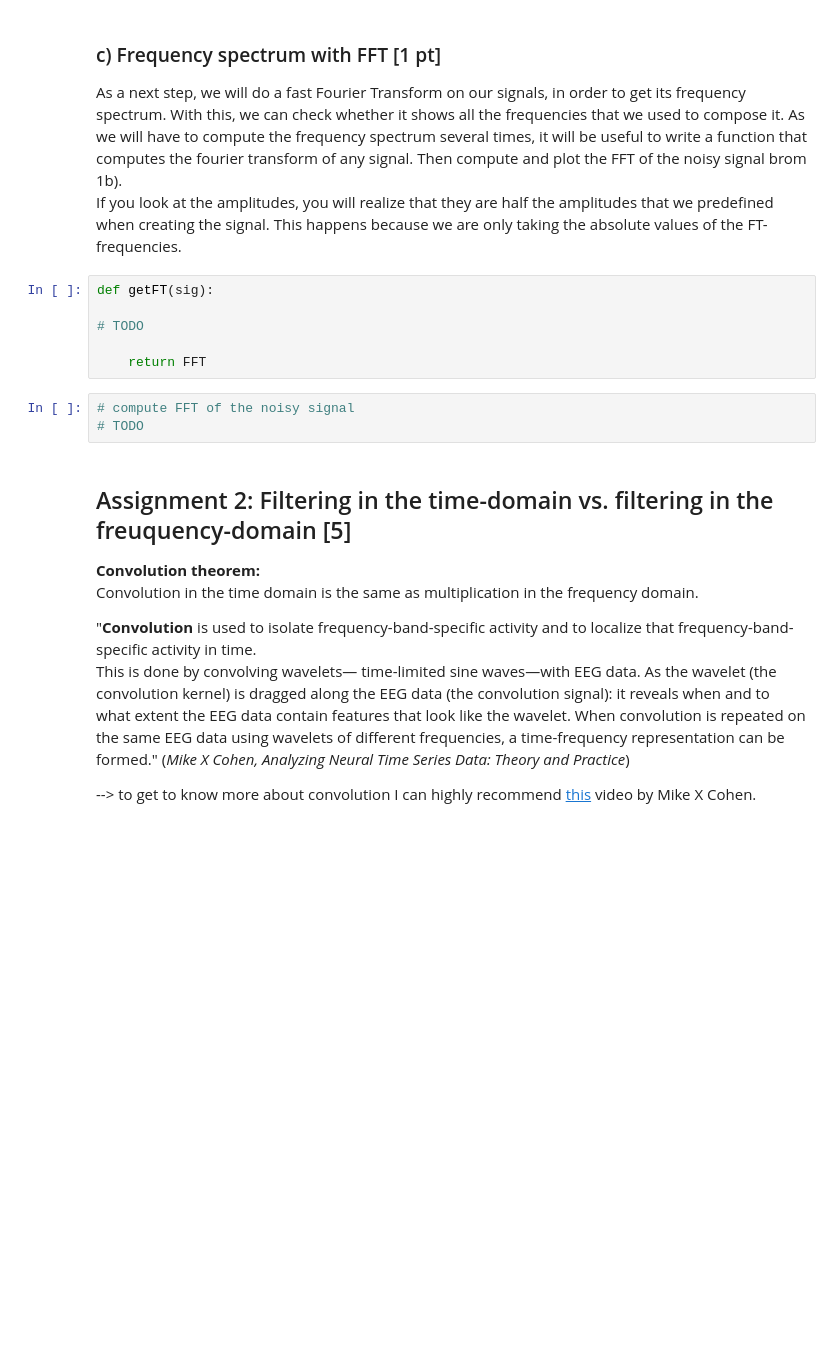
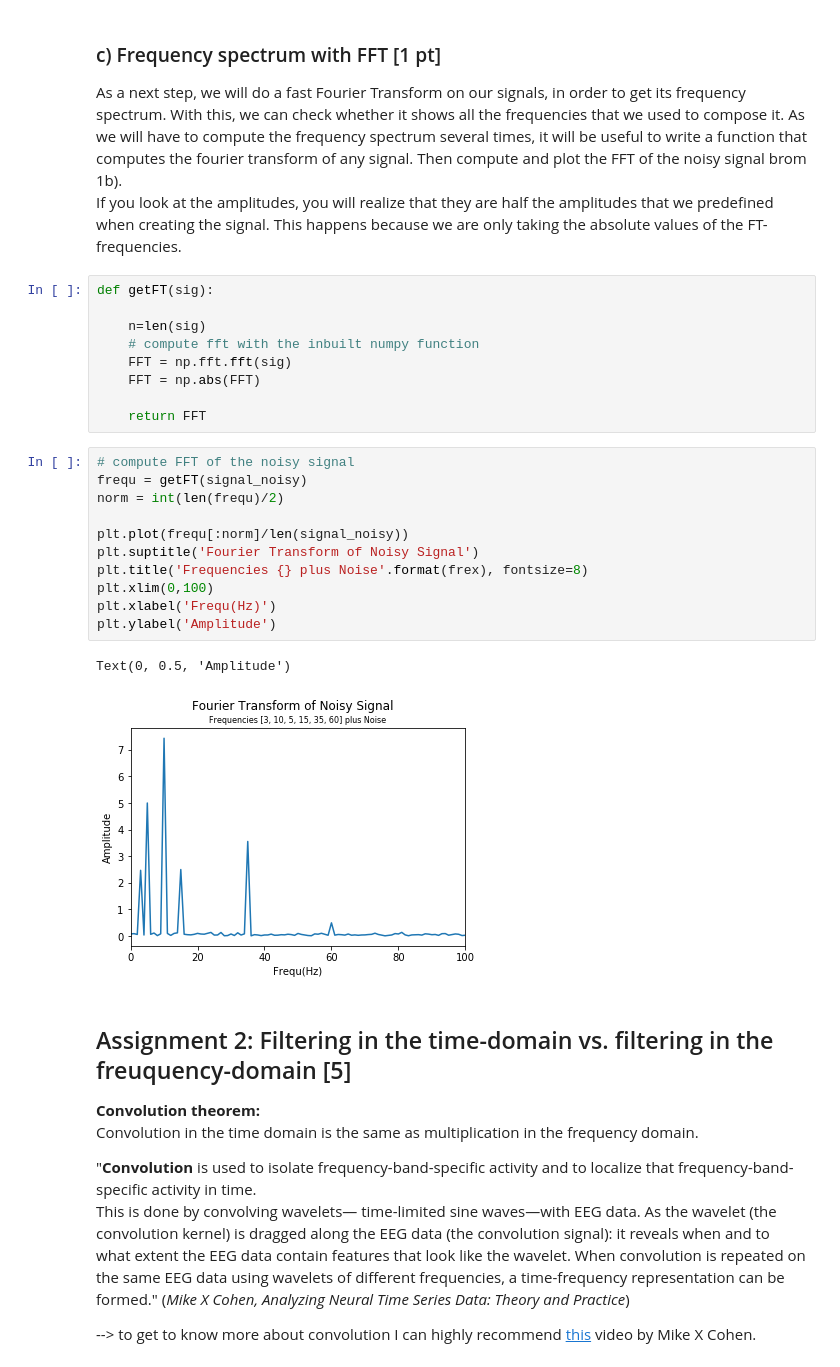
Before and after one commit to NBP-ACC/week-8-updated-acc_9, a Jupyter notebook: Sheet06.ipynb, the cells around one changed output. Cells and saved outputs as stored; diff of their text form; blank space fills up the shorter version.

```diff
--- a/Sheet06.ipynb
+++ b/Sheet06.ipynb
@@ -75,15 +114,29 @@ As a next step, we will do a fast Fourier Transform on our signals, in order to
 As we will have to compute the frequency spectrum several times, it will be useful to write a function that computes the fourier transform of any signal.
 Then compute and plot the FFT of the noisy signal brom 1b).
 If you look at the amplitudes, you will realize that they are half the amplitudes that we predefined when creating the signal. This happens because we are only taking the absolute values of the FT-frequencies.
-# %%
-def getFT(sig):
-
-# TODO
-
-    return FFT
-# %%
-# compute FFT of the noisy signal
-# TODO
+# %%
+def getFT(sig):
+
+    n=len(sig)
+    # compute fft with the inbuilt numpy function
+    FFT = np.fft.fft(sig)
+    FFT = np.abs(FFT)
+
+    return FFT
+# %%
+# compute FFT of the noisy signal
+frequ = getFT(signal_noisy)
+norm = int(len(frequ)/2)
+
+plt.plot(frequ[:norm]/len(signal_noisy))
+plt.suptitle('Fourier Transform of Noisy Signal')
+plt.title('Frequencies {} plus Noise'.format(frex), fontsize=8)
+plt.xlim(0,100)
+plt.xlabel('Frequ(Hz)')
+plt.ylabel('Amplitude')
+# %% [output]
+Text(0, 0.5, 'Amplitude')
+[figure, added]
 # %% [markdown]
 ## Assignment 2: Filtering in the time-domain vs. filtering in the freuquency-domain [5]
 **Convolution theorem:**
```
Also changed, not shown: parts of 4 cells of this notebook.
